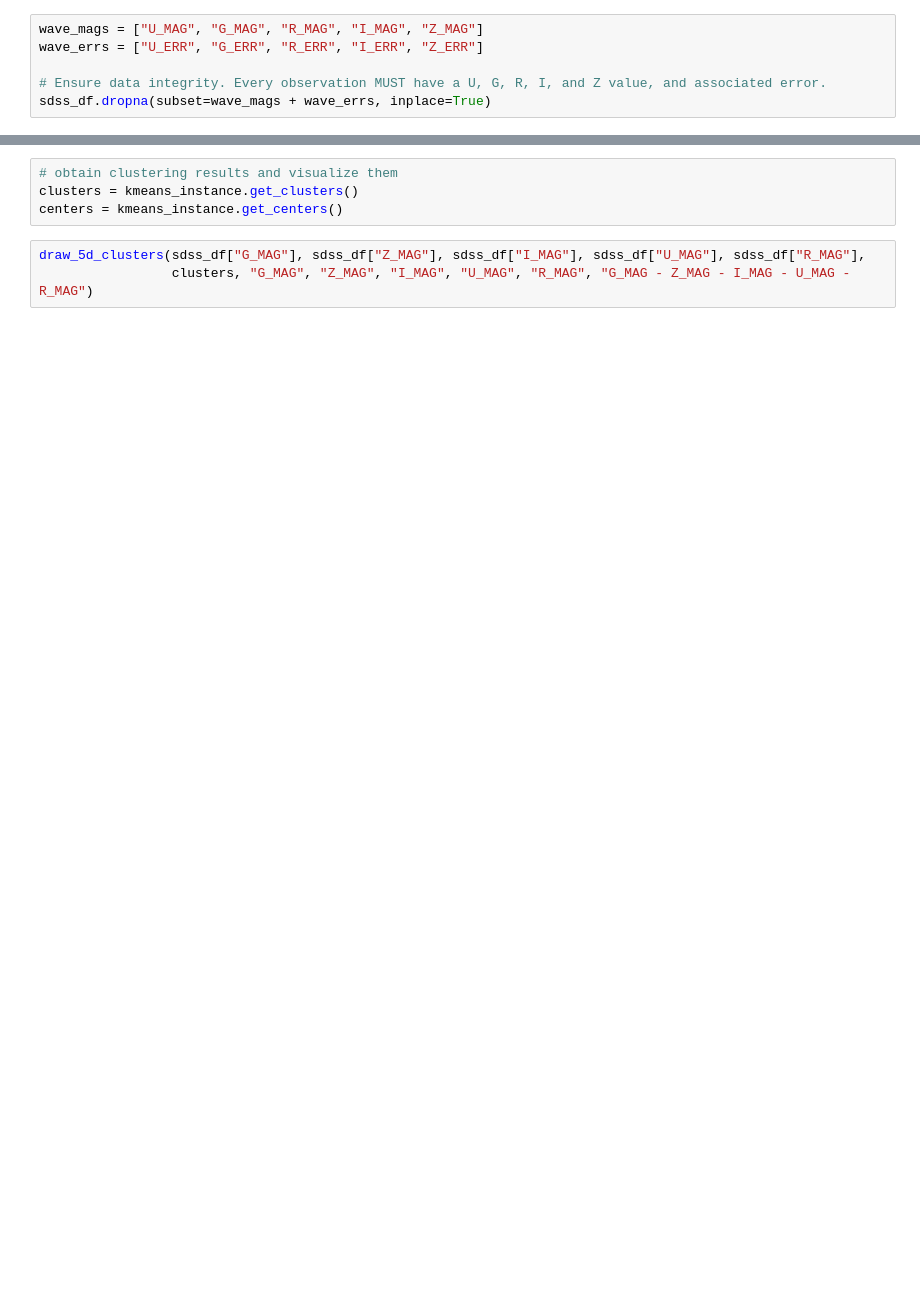
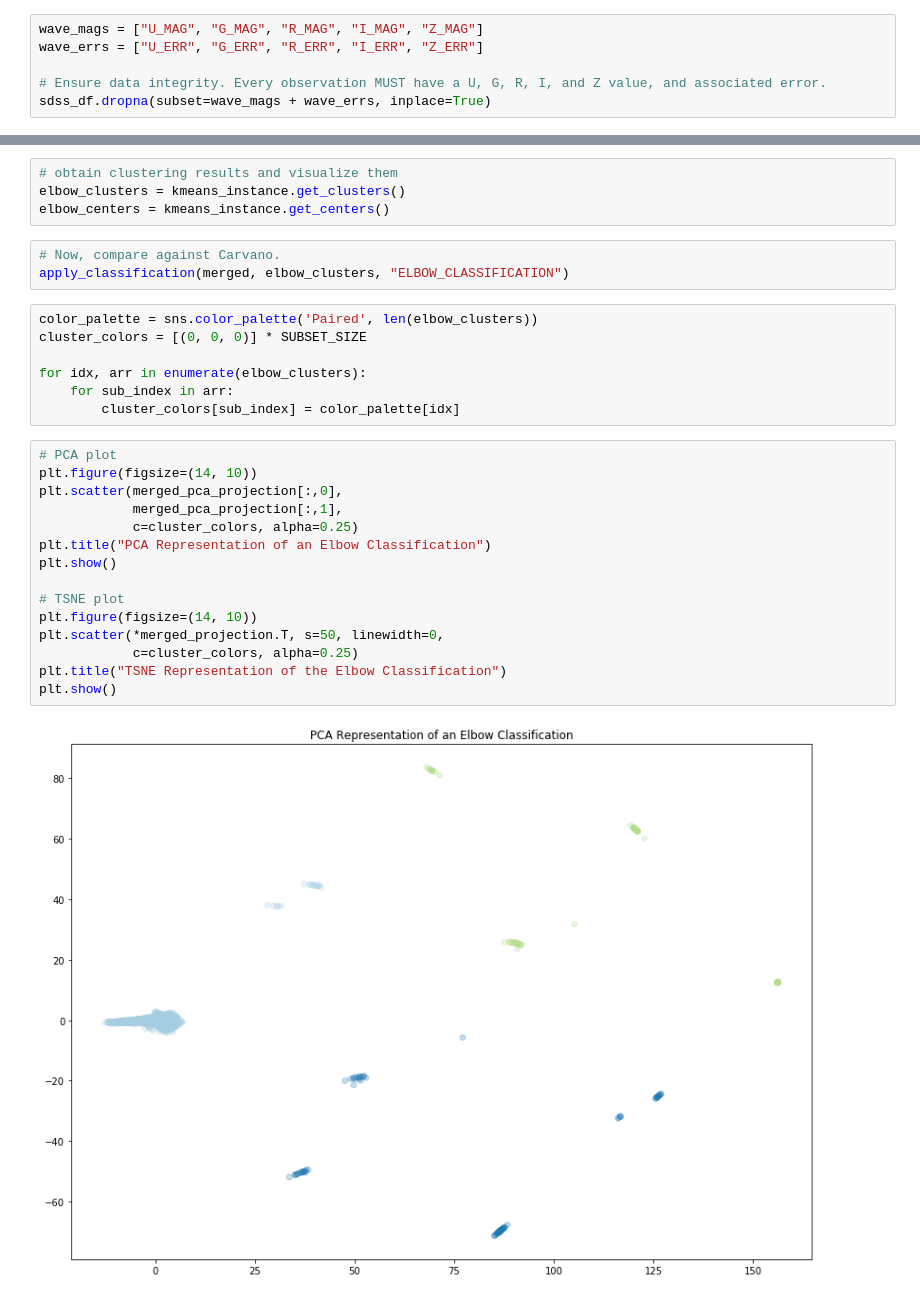
Before and after one commit to Nyctanthous/C-SMASH, a Jupyter notebook: presentation.ipynb, the cells around one changed output, grey strips where cells are left out. Drawn from its saved outputs; the diff is of its cells as text; blank space fills up the shorter version.

```diff
--- a/presentation.ipynb
+++ b/presentation.ipynb
@@ -98,7 +161,31 @@ kmeans_instance.process()
 # %%
 # obtain clustering results and visualize them
-clusters = kmeans_instance.get_clusters()
-centers = kmeans_instance.get_centers()
+elbow_clusters = kmeans_instance.get_clusters()
+elbow_centers = kmeans_instance.get_centers()
-# %%
-draw_5d_clusters(sdss_df["G_MAG"], sdss_df["Z_MAG"], sdss_df["I_MAG"], sdss_df["U_MAG"], sdss_df["R_MAG"],
-                 clusters, "G_MAG", "Z_MAG", "I_MAG", "U_MAG", "R_MAG", "G_MAG - Z_MAG - I_MAG - U_MAG - R_MAG")
+# %%
+# Now, compare against Carvano.
+apply_classification(merged, elbow_clusters, "ELBOW_CLASSIFICATION")
+# %%
+color_palette = sns.color_palette('Paired', len(elbow_clusters))
+cluster_colors = [(0, 0, 0)] * SUBSET_SIZE
+
+for idx, arr in enumerate(elbow_clusters):
+    for sub_index in arr:
+        cluster_colors[sub_index] = color_palette[idx]
+# %%
+# PCA plot
+plt.figure(figsize=(14, 10))
+plt.scatter(merged_pca_projection[:,0],
+            merged_pca_projection[:,1],
+            c=cluster_colors, alpha=0.25)
+plt.title("PCA Representation of an Elbow Classification")
+plt.show()
+
+# TSNE plot
+plt.figure(figsize=(14, 10))
+plt.scatter(*merged_projection.T, s=50, linewidth=0,
+            c=cluster_colors, alpha=0.25)
+plt.title("TSNE Representation of the Elbow Classification")
+plt.show()
+# %% [output]
+[figure, added]
```
Also changed, not shown: parts of 50 cells of this notebook, 1 other file.
